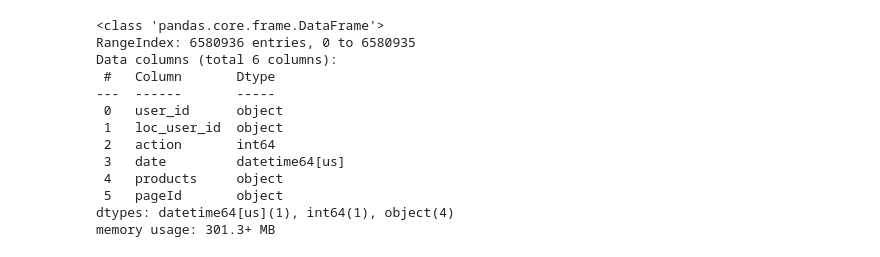
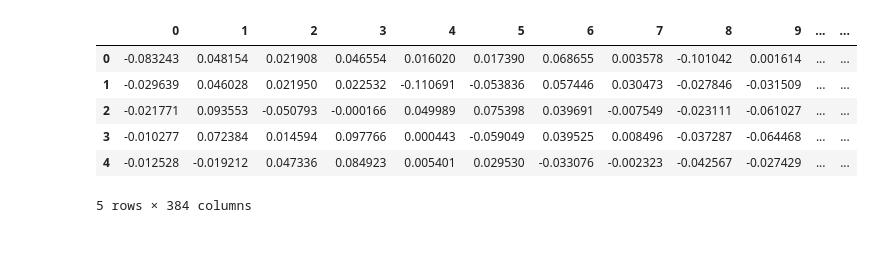
Before and after one commit to VVh1tey/kokoshack2024, a Jupyter notebook: notebooks/02_feature_engineering.ipynb, the cells around one changed output. Saved outputs shown, nothing was run; the diff lists cells and outputs as text; code cells hidden in the pictures.

```diff
--- a/notebooks/02_feature_engineering.ipynb
+++ b/notebooks/02_feature_engineering.ipynb
@@ -6,19 +7,19 @@ train_actions = pd.read_parquet('../data/raw/train_actions.pq')
-# %%
-train_actions.info()
-# %% [output]
-<class 'pandas.core.frame.DataFrame'>
-RangeIndex: 6580936 entries, 0 to 6580935
-Data columns (total 6 columns):
- #   Column       Dtype
----  ------       -----
- 0   user_id      object
- 1   loc_user_id  object
- 2   action       int64
- 3   date         datetime64[us]
- 4   products     object
- 5   pageId       object
-dtypes: datetime64[us](1), int64(1), object(4)
-memory usage: 301.3+ MB
+# %%
+train_actions = pd.read_parquet('../data/raw/train_actions.pq', engine='pyarrow')
+stokman_catalog = pd.read_parquet('../data/raw/stokman_catalog_preprocessed.pq', engine = 'pyarrow')
+catalog_vector_map = pd.read_parquet('../data/raw/catalog_vector_mapping.pq')
+npz = np.load('../data/raw/vectors.npz')
+# %%
+vectors_df = pd.DataFrame(npz['arr_0'])
+vectors_df.head()
+# %% [output]
+|  | 0 | 1 | 2 | 3 | 4 | 5 | 6 | 7 | 8 | 9 | ... | ... |
+| 0 | -0.083243 | 0.048154 | 0.021908 | 0.046554 | 0.016020 | 0.017390 | 0.068655 | 0.003578 | -0.101042 | 0.001614 | ... | ... |
+| 1 | -0.029639 | 0.046028 | 0.021950 | 0.022532 | -0.110691 | -0.053836 | 0.057446 | 0.030473 | -0.027846 | -0.031509 | ... | ... |
+| 2 | -0.021771 | 0.093553 | -0.050793 | -0.000166 | 0.049989 | 0.075398 | 0.039691 | -0.007549 | -0.023111 | -0.061027 | ... | ... |
+| 3 | -0.010277 | 0.072384 | 0.014594 | 0.097766 | 0.000443 | -0.059049 | 0.039525 | 0.008496 | -0.037287 | -0.064468 | ... | ... |
+| 4 | -0.012528 | -0.019212 | 0.047336 | 0.084923 | 0.005401 | 0.029530 | -0.033076 | -0.002323 | -0.042567 | -0.027429 | ... | ... |
+5 rows × 384 columns
 # %%
 train_actions.head()
 # %% [output]
```
Also changed, not shown: parts of 10 cells of this notebook.
